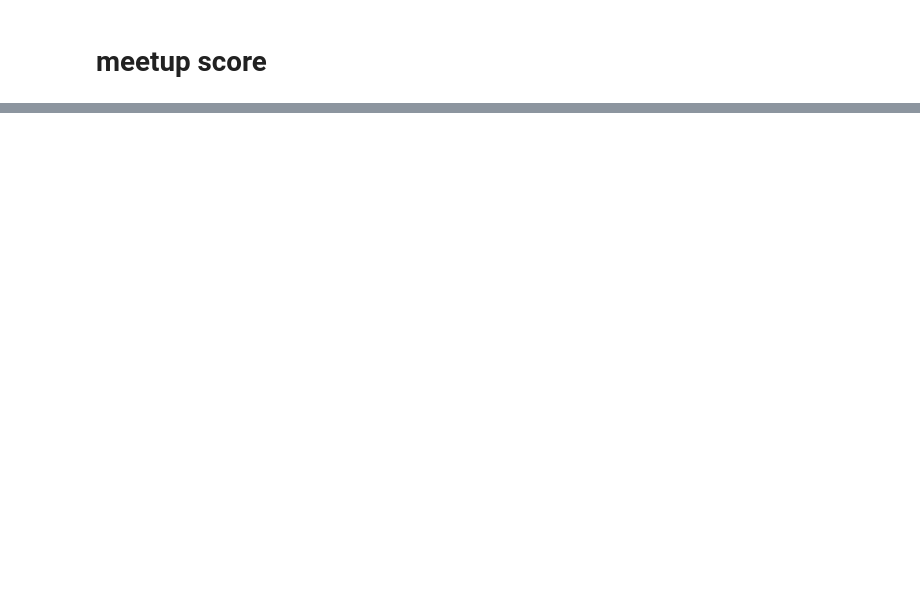
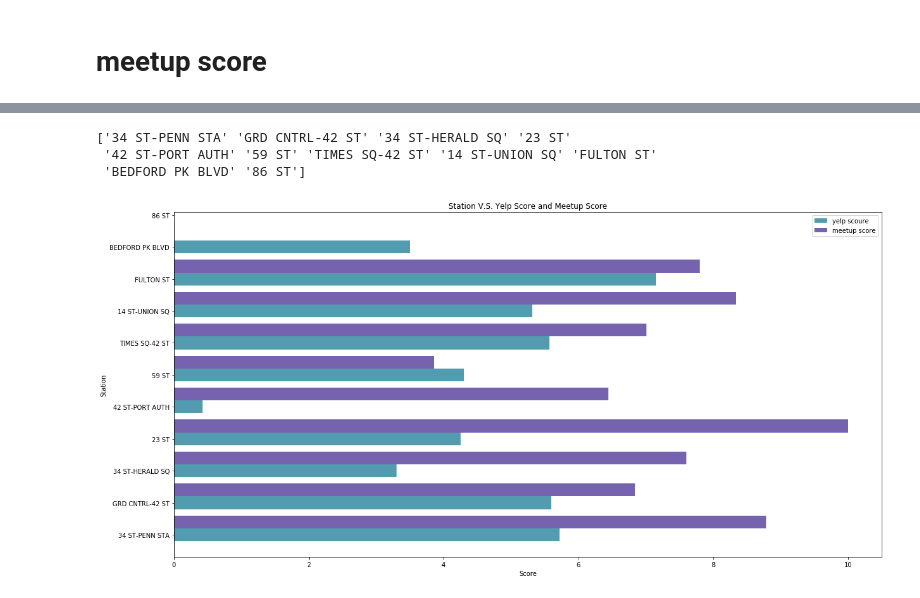
Before and after one commit to cyrus-rustomji/metis_projects, a Jupyter notebook: FirstProejct.ipynb, the cells around one changed output, grey strips where cells are left out. Drawn from its saved outputs; the diff is of its cells as text; code cells hidden in the pictures; blank space fills up the shorter version.

```diff
--- a/FirstProejct.ipynb
+++ b/FirstProejct.ipynb
@@ -702,26 +927,31 @@ daily_yelp_meetup_df
 # %%
 #source code -  https://www.shanelynn.ie/merge-join-dataframes-python-pandas-index-1/
 
 def groupedbarplot(y_data_list, y_data_names, colors, x_label, y_label, title):
-    _, ax = plt.subplots()
+    _, ax = plt.subplots(figsize=(20,10))
     width = 0.4
     ind = np.arange(len(daily_yelp_meetup_df))
     for i in range(0, len(y_data_list)):
         ax.barh(ind + i*width, y_data_list[i],width, color = colors[i], label = y_data_names[i])
     ax.set_ylabel(y_label)
     ax.set_xlabel(x_label)
     ax.set_title(title)
     ax.legend(loc = 'upper right')
     ax.set_yticks(daily_yelp_meetup_df.index)
     ax.set_yticklabels(daily_yelp_meetup_df.STATION.values)
 
     print(daily_yelp_meetup_df.STATION.values)
 
 # Call the function to create plot
 groupedbarplot(
                y_data_list = [daily_yelp_meetup_df['yelp_p'], daily_yelp_meetup_df['meetup_score']]
                , y_data_names = ['yelp scoure', 'meetup score']
                , colors = ['#539caf', '#7663b0']
-               , x_label = 'Station'
-               , y_label = 'Score'
-               , title = 'Check Outs By Registration Status and Day of Week (0 = Sunday)')
+               , x_label = 'Score'
+               , y_label = 'Station'
+               , title = 'Station V.S. Yelp Score and Meetup Score')
+# %% [output]
+['34 ST-PENN STA' 'GRD CNTRL-42 ST' '34 ST-HERALD SQ' '23 ST'
+ '42 ST-PORT AUTH' '59 ST' 'TIMES SQ-42 ST' '14 ST-UNION SQ' 'FULTON ST'
+ 'BEDFORD PK BLVD' '86 ST']
+[figure, added]
```
Also changed, not shown: parts of 42 cells of this notebook.
